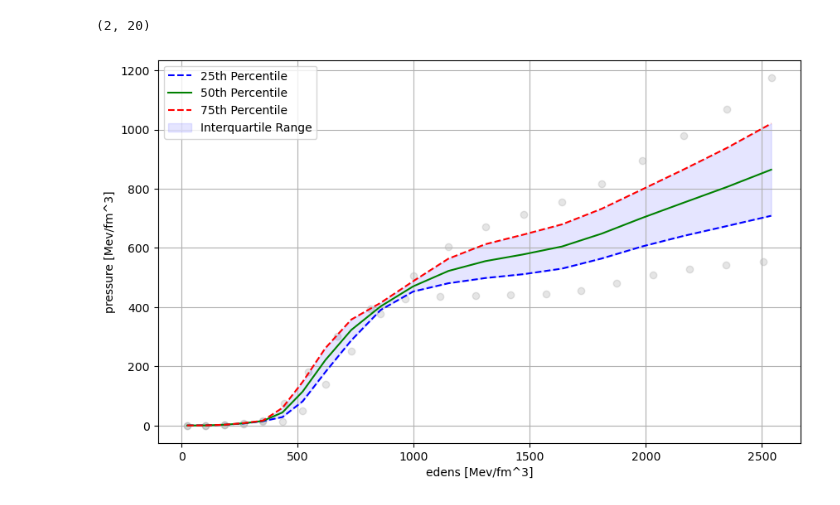
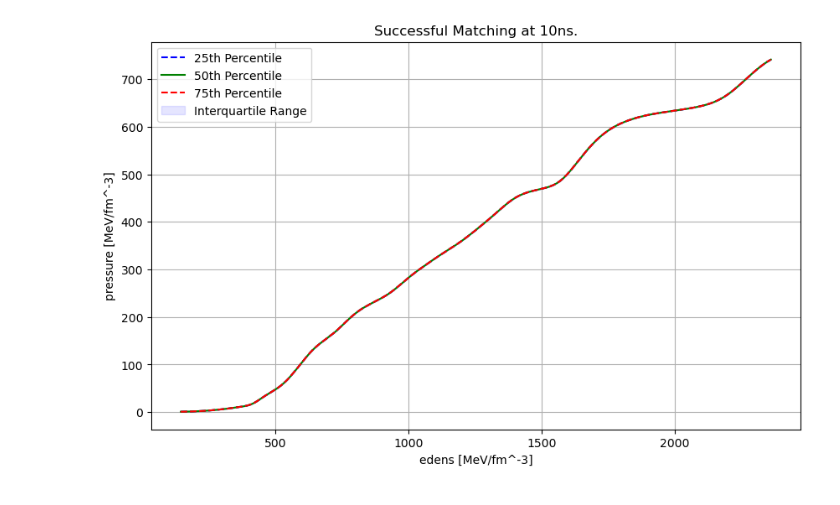
Before and after one commit to codinginrevolt/master_thesis, a Jupyter notebook: sample_analysis.ipynb, the cells around one changed output. Cells and saved outputs as stored; diff of their text form; code cells hidden in the pictures.

```diff
--- a/sample_analysis.ipynb
+++ b/sample_analysis.ipynb
@@ -6,40 +6,45 @@ import seaborn as sns
 import dickandballs as db
 import helpers as hel
 # %%
-samples = np.load("/home/sam/thesis/thesiscode/TOV/loading.npy")
+n_end = 10
+samples = np.load("/home/sam/thesis/thesiscode/results/testing/tov_eos.npy")
 
-ns = samples[0]
-phis = samples[1]
+#samples = np.load(f"/home/sam/thesis/thesiscode/results/eos_samples/{n_end}nsConnected_eos.npy")
+
+ns = samples[0] #* 1.3234e-6
+phis = samples[1] #* 1.3234e-6
+cs2s = samples[2]
-# %%
-phis.shape
-# %% [output]
-(2, 20)
 # %%
+lowest = min(len(ns), 500)
 # quantiles
 q25 = np.percentile(phis, 25, axis=0)
 q50 = np.percentile(phis, 50, axis=0)
 q75 = np.percentile(phis, 75, axis=0)
 
 plt.figure(figsize=(10, 6))
-for phi, n in zip(phis, ns):
-    plt.scatter(n, phi, color='gray', alpha=0.2)
+for i in range(len(ns)):
+    plt.plot(ns[i], phis[i], color='gray', alpha=0.2)
 
 plt.plot(ns[0], q25, label="25th Percentile", color='blue', linestyle='--')
 plt.plot(ns[0], q50, label="50th Percentile", color='green', linestyle='-')
 plt.plot(ns[0], q75, label="75th Percentile", color='red', linestyle='--')
 
 # Fill the area between the 25th and 75th percentiles
 plt.fill_between(ns[0], q25, q75, color='blue', alpha=0.1, label="Interquartile Range")
 
 #plt.xlabel(r"n [n_sat]")
 #plt.ylabel(r'$\phi$')
 
-plt.xlabel(r"edens [Mev/fm^3]")
-plt.ylabel(r'pressure [Mev/fm^3]')
+plt.xlabel(r"edens [MeV/fm^-3]")
+plt.ylabel(r'pressure [MeV/fm^-3]')
 
+plt.title(f"Successful Matching at {n_end}ns.")
 plt.legend()
 plt.grid(True)
 
+#plt.xlim(0,2500)
+#plt.ylim(0, 1200)
+
 plt.show()
 # %% [output]
-[figure, old version]
+[figure, new version]
```
Also changed, not shown: 24 other files.
